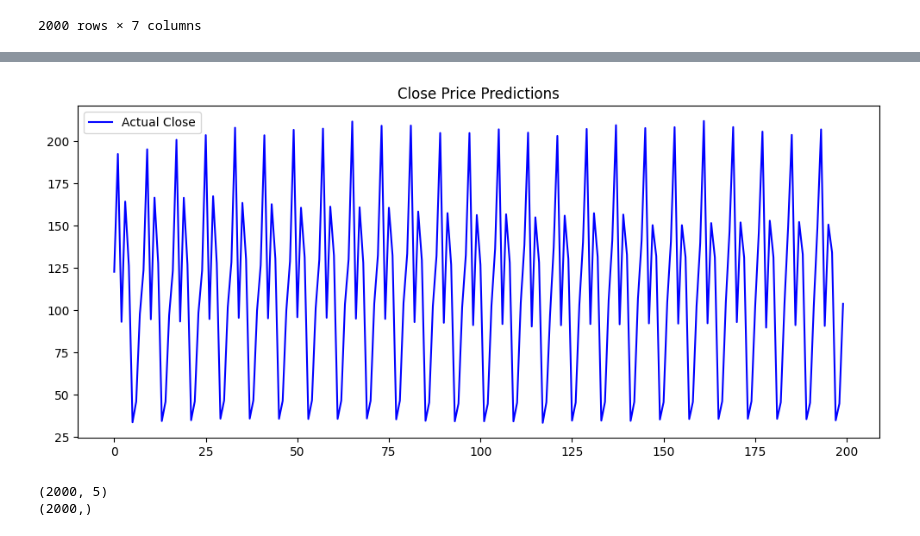
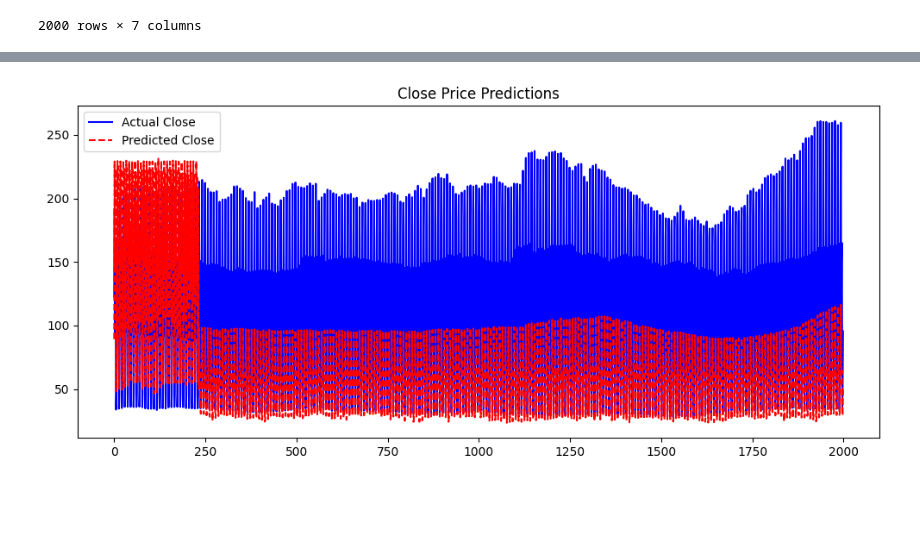
Before and after one commit to broccubali/DLG-Assignments, a Jupyter notebook: ASSignment2/dlg_ass2_gat.ipynb, the cells around one changed output, grey strips where cells are left out. Saved outputs shown, nothing was run; the diff lists cells and outputs as text; code cells hidden in the pictures; blank space fills up the shorter version.

```diff
--- a/ASSignment2/dlg_ass2_gat.ipynb
+++ b/ASSignment2/dlg_ass2_gat.ipynb
@@ -122,7 +110,7 @@ df
 # %%
-from sklearn.preprocessing import MinMaxScaler
-scaler = MinMaxScaler()
-scaler1 = MinMaxScaler()
+from sklearn.preprocessing import RobustScaler
+scaler = RobustScaler()
+scaler1 = RobustScaler()
 feature_cols = ['Open', 'High', 'Low', 'Close']
 df[feature_cols] = scaler.fit_transform(df[feature_cols])
 df["Volume"] = scaler1.fit_transform(df[["Volume"]])
@@ -410,6 +386,9 @@ class StockGAT(nn.Module):
             nn.Dropout(dropout),
             nn.Linear(hidden_channels // 2, out_channels)
         )
+        self.scale_factor = nn.Parameter(torch.ones(out_channels))
+        self.scale_bias = nn.Parameter(torch.zeros(out_channels))
+
 
     def forward(self, x, edge_index):
         x = F.elu(self.gat1(x, edge_index))
@@ -422,7 +401,7 @@ class StockGAT(nn.Module):
         x = self.norm3(x)
 
         out = self.regressor(x)
-        return out
+        return out * self.scale_factor + self.scale_bias
 # %%
 # model = HybridTemporalGAT(
 #     input_dim=len(features),
@@ -435,13 +414,13 @@ class StockGAT(nn.Module):
 # )
 
 model = StockGAT(
-    in_channels=len(target_cols),
+    in_channels=len(features),
     hidden_channels=128,
     out_channels=5,
     heads=32,
     dropout=0.3
 )
-optimizer = torch.optim.Adam(model.parameters(), lr=0.001, weight_decay=5e-4)
+optimizer = torch.optim.Adam(model.parameters(), lr=0.0001, weight_decay=5e-4)
 loss_fn = torch.nn.MSELoss()
 scheduler = torch.optim.lr_scheduler.ReduceLROnPlateau(optimizer, mode='min', factor=0.5, patience=5, min_lr=1e-5)
 # %%
@@ -574,18 +560,12 @@ b
 # %%
 import matplotlib.pyplot as plt
 actuals = actuals.astype(float)
 
 plt.figure(figsize=(12, 5))
-plt.plot(actuals[:200, 2], label="Actual Close", color="blue")
-# plt.plot(preds[:, 2] * 2, label="Predicted Close", color="red", linestyle="dashed")
+plt.plot(actuals[:, 2], label="Actual Close", color="blue")
+plt.plot(preds[:, 2], label="Predicted Close", color="red", linestyle="dashed")
 plt.legend()
 plt.title("Close Price Predictions")
 plt.show()
 # %% [output]
-[figure, old version]
+[figure, new version]
-# %%
-print(actuals.shape)
-print(actuals[:, 2].shape)
-# %% [output]
-(2000, 5)
-(2000,)
```
Also changed, not shown: parts of 12 cells of this notebook, 1 other file.
